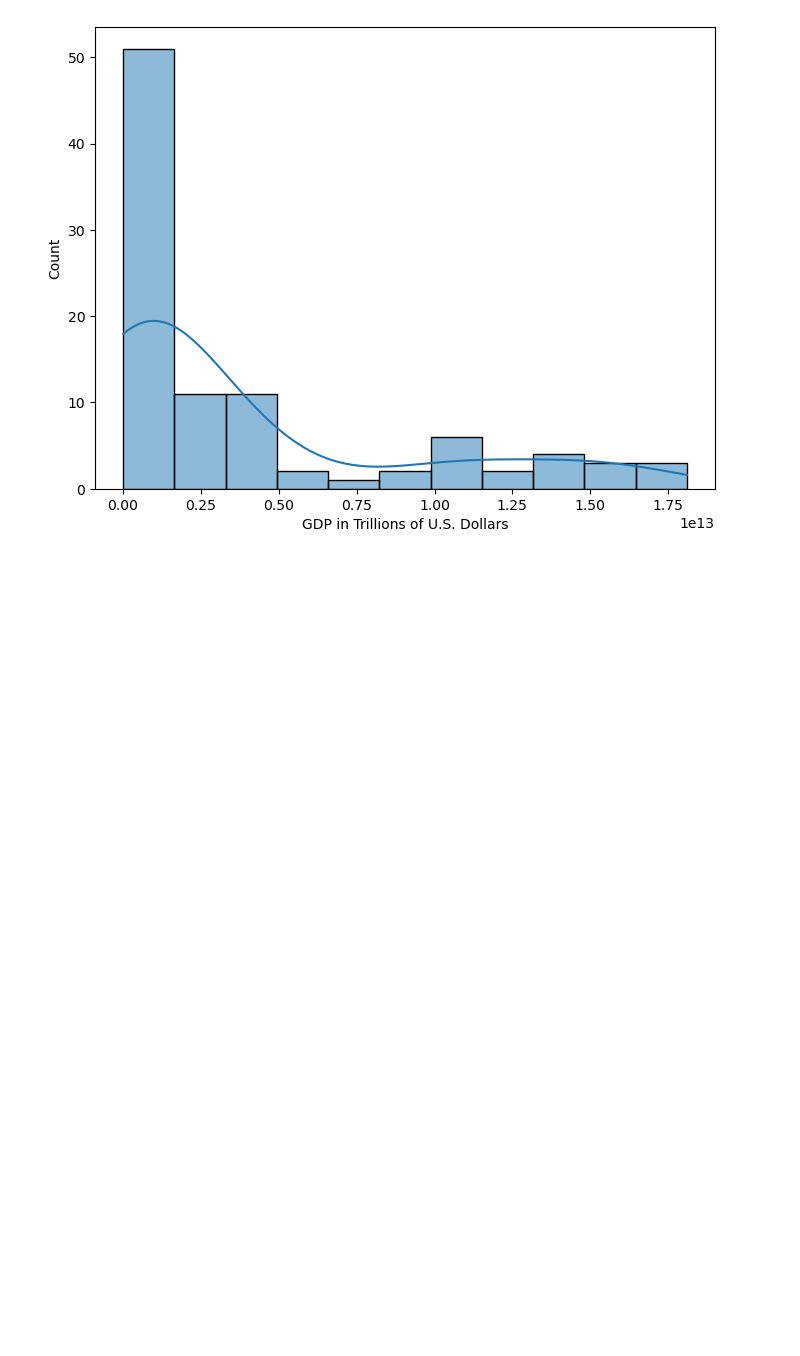
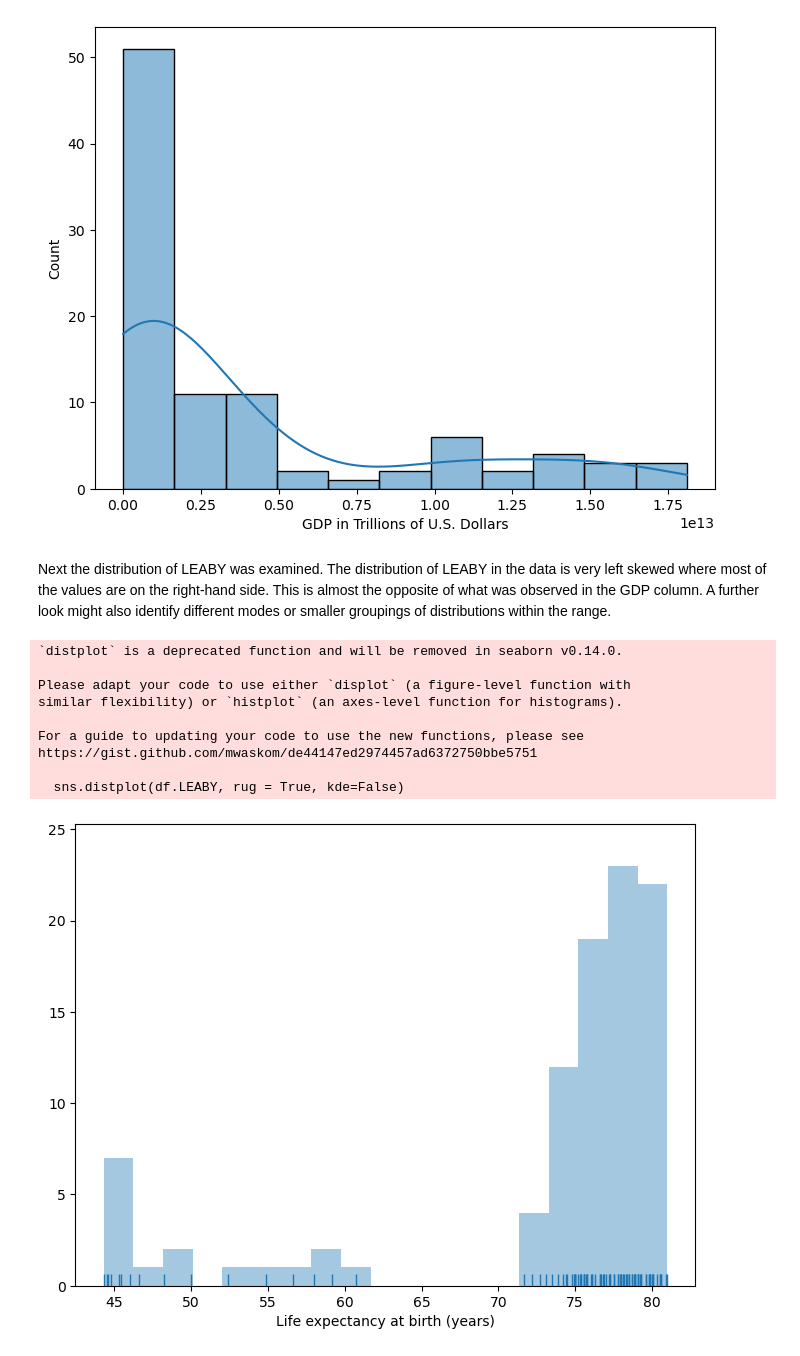
Before and after one commit to zach-crossett/Correlation-Between-GDP-and-Life-Expectancy-codecademy-v1, a Jupyter notebook: life_expectancy_gdp.ipynb, the cells around one changed output. Saved outputs shown, nothing was run; the diff lists cells and outputs as text; code cells hidden in the pictures; blank space fills up the shorter version.

```diff
--- a/life_expectancy_gdp.ipynb
+++ b/life_expectancy_gdp.ipynb
@@ -85,3 +85,20 @@ sns.histplot(df.GDP, kde=True)
 plt.xlabel("GDP in Trillions of U.S. Dollars");
 # %% [output]
 [figure]
+# %% [markdown]
+Next the distribution of LEABY was examined. The distribution of LEABY in the data is very left skewed where most of the values are on the right-hand side. This is almost the opposite of what was observed in the GDP column. A further look might also identify different modes or smaller groupings of distributions within the range.
+# %%
+plt.figure(figsize=(8,6))
+sns.distplot(df.LEABY, rug = True, kde=False)
+plt.xlabel("Life expectancy at birth (years)");
+# %% [output]
+`distplot` is a deprecated function and will be removed in seaborn v0.14.0.
+
+Please adapt your code to use either `displot` (a figure-level function with
+similar flexibility) or `histplot` (an axes-level function for histograms).
+
+For a guide to updating your code to use the new functions, please see
+https://gist.github.com/mwaskom/de44147ed2974457ad6372750bbe5751
+
+  sns.distplot(df.LEABY, rug = True, kde=False)
+[figure, added]
```
Also changed, not shown: parts of 21 cells of this notebook.
